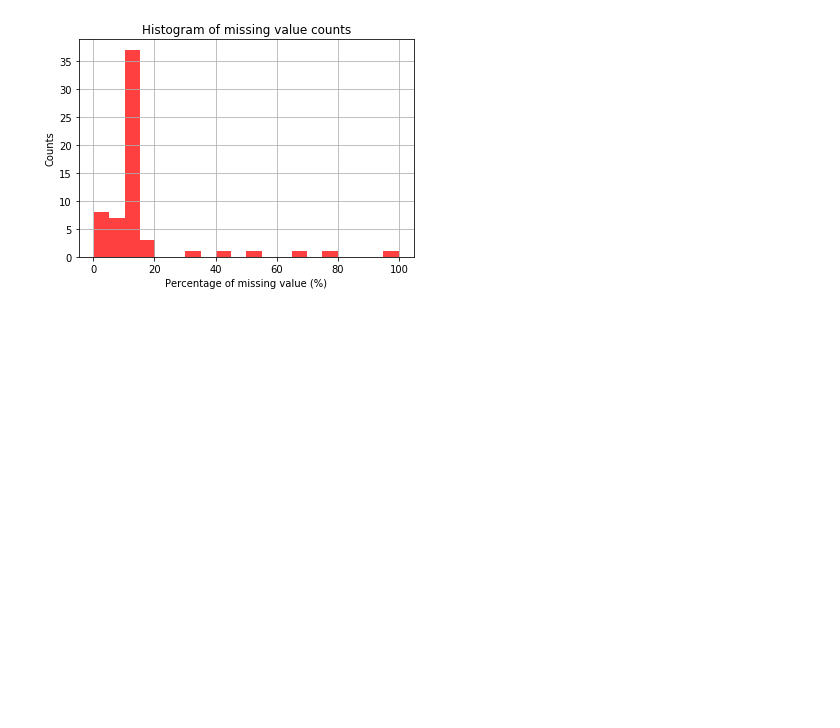
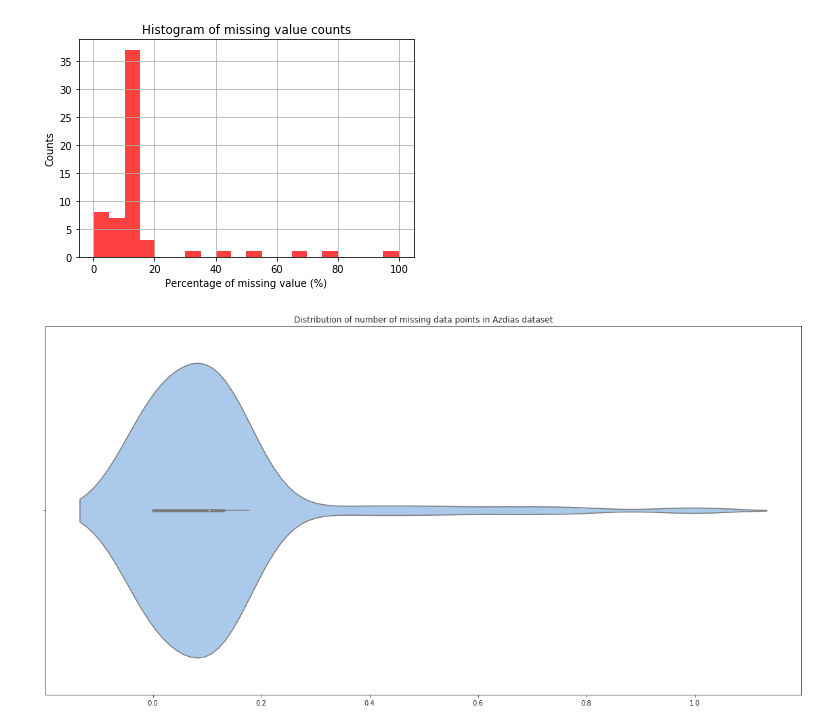
Before and after one commit to leonisawesome/identify_customer_segments, a Jupyter notebook: identify_customer_segment.ipynb, the cells around one changed output. Drawn from its saved outputs; the diff is of its cells as text; code cells hidden in the pictures; blank space fills up the shorter version.

```diff
--- a/identify_customer_segment.ipynb
+++ b/identify_customer_segment.ipynb
@@ -169,3 +169,16 @@ def missing_data_percent_plot(df_azidas):
 missing_data_percent_plot(df_azdias)
 # %% [output]
 [figure]
+# %%
+#Violin Plot
+def violin_plot(df_azdias):
+    sns.set_style("ticks")
+    sns.set_palette("pastel")
+    fig = plt.figure(figsize=(20,10))
+    ax = sns.violinplot(prop_missing_column_data)
+    ax.set_title("Distribution of number of missing data points in Azdias dataset")
+    plt.show()
+
+violin_plot(df_azdias)
+# %% [output]
+[figure, added]
```
Also changed, not shown: parts of 5 cells of this notebook.
